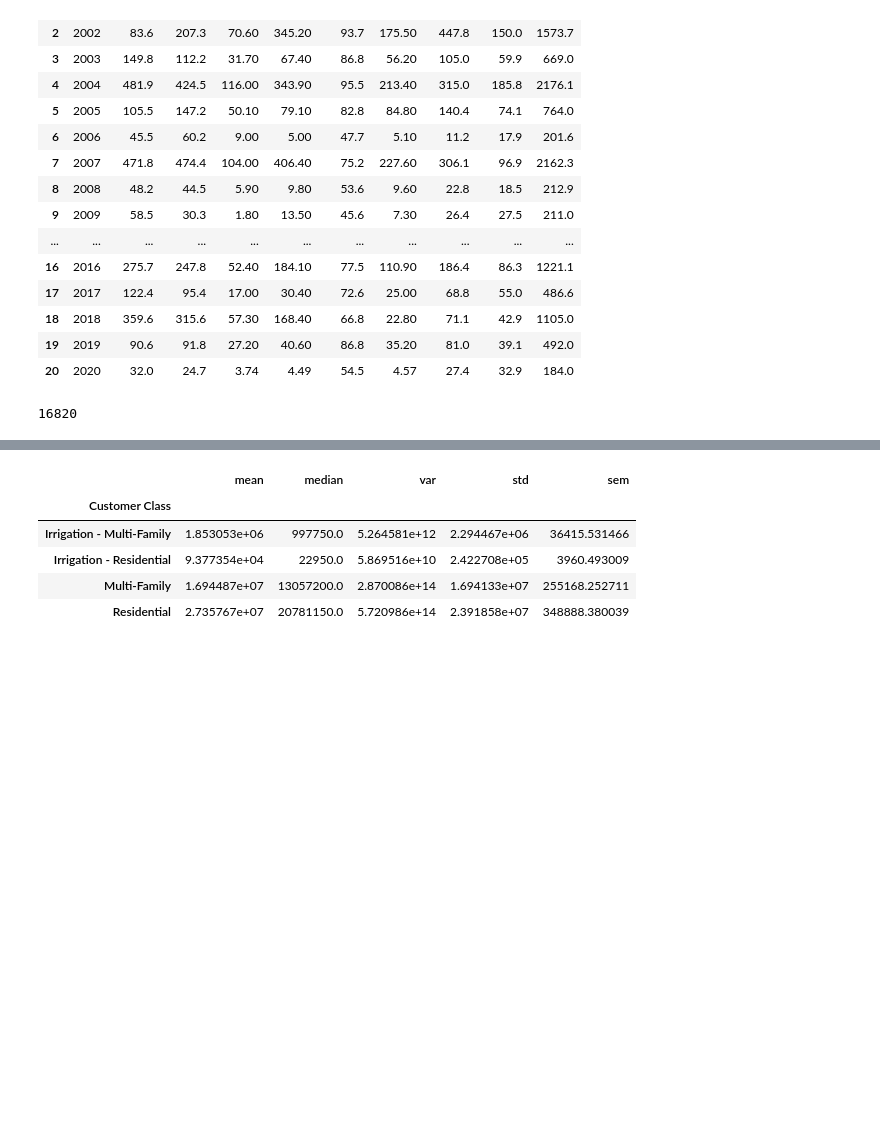
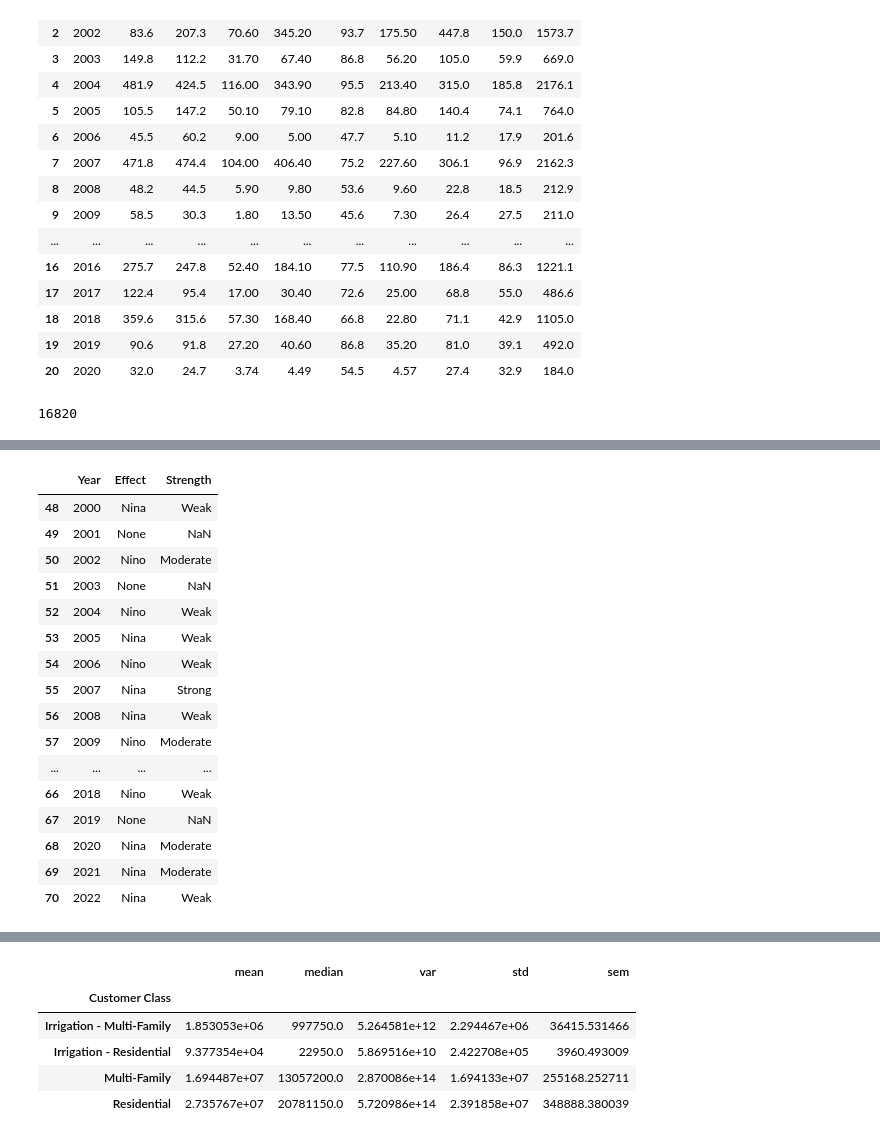
Before and after one commit to Victarrion/Nino_Nina_AustinTX, a Jupyter notebook: Water_Part.ipynb, the cells around one changed output, grey strips where cells are left out. Drawn from its saved outputs; the diff is of its cells as text; code cells hidden in the pictures; blank space fills up the shorter version.

```diff
--- a/Water_Part.ipynb
+++ b/Water_Part.ipynb
@@ -80,3 +84,26 @@ plt.show()
+# %%
+NinoNina = Path('./Resources/Nino_Nina_Timeline.xlsx')
+NinoNina_df = pd.read_excel(NinoNina)
+NinoNina_filtered_date_df=NinoNina_df.loc[NinoNina_df['Year']>=2000]
+NinoNina_filtered_date_df
+# %% [output]
+|  | Year | Effect | Strength |
+| 48 | 2000 | Nina | Weak |
+| 49 | 2001 | None | NaN |
+| 50 | 2002 | Nino | Moderate |
+| 51 | 2003 | None | NaN |
+| 52 | 2004 | Nino | Weak |
+| 53 | 2005 | Nina | Weak |
+| 54 | 2006 | Nino | Weak |
+| 55 | 2007 | Nina | Strong |
+| 56 | 2008 | Nina | Weak |
+| 57 | 2009 | Nino | Moderate |
+| ... | ... | ... | ... |
+| 66 | 2018 | Nino | Weak |
+| 67 | 2019 | None | NaN |
+| 68 | 2020 | Nina | Moderate |
+| 69 | 2021 | Nina | Moderate |
+| 70 | 2022 | Nina | Weak |
 # %%
 water_complete_complete.dtypes
 # %% [output]
```
Also changed, not shown: parts of 6 cells of this notebook.
